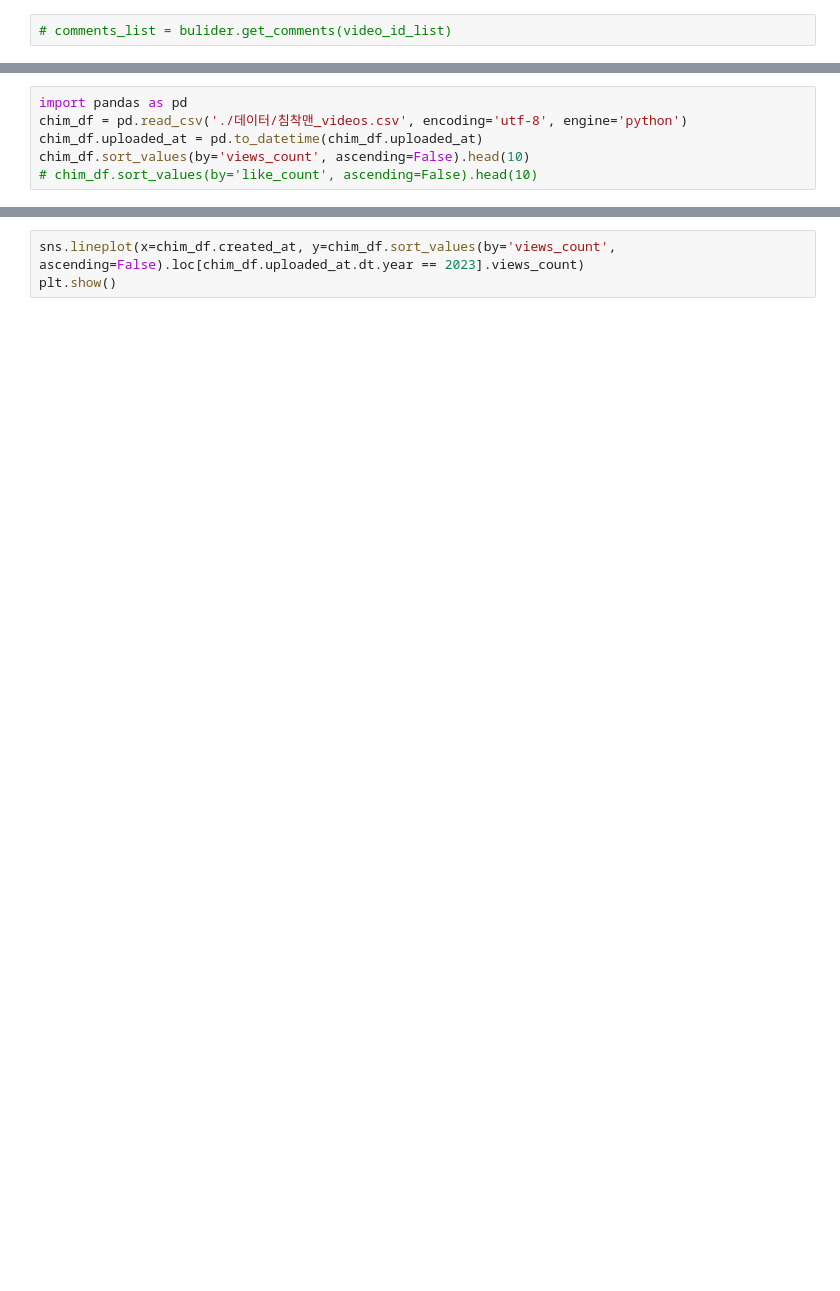
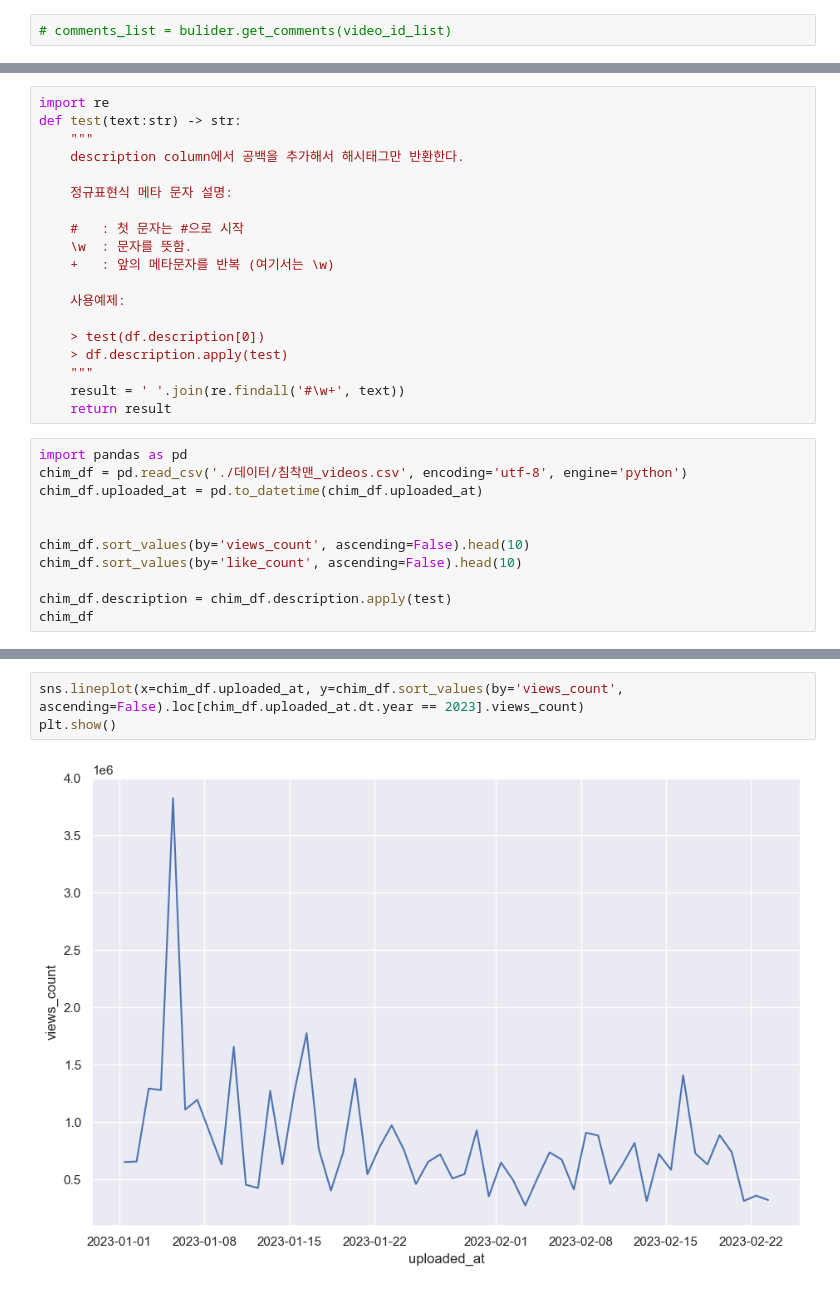
Before and after one commit to kimhyunso/coper-project, a Jupyter notebook: Main.ipynb, the cells around one changed output, grey strips where cells are left out. Cells and saved outputs as stored; diff of their text form; blank space fills up the shorter version.

```diff
--- a/Main.ipynb
+++ b/Main.ipynb
@@ -26,7 +26,31 @@ videos_list = bulider.get_categoryId_in_channel(videoId_list=video_id_list)
 # # df.to_csv('./데이터/침착맨_videos.csv', index=False)
+# %%
+import re
+def test(text:str) -> str:
+    """
+    description column에서 공백을 추가해서 해시태그만 반환한다.
+
+    정규표현식 메타 문자 설명:
+
+    #   : 첫 문자는 #으로 시작
+    \w  : 문자를 뜻함.
+    +   : 앞의 메타문자를 반복 (여기서는 \w)
+
+    사용예제:
+
+    > test(df.description[0])
+    > df.description.apply(test)
+    """
+    result = ' '.join(re.findall('#\w+', text))
+    return result
 # %%
 import pandas as pd
 chim_df = pd.read_csv('./데이터/침착맨_videos.csv', encoding='utf-8', engine='python')
 chim_df.uploaded_at = pd.to_datetime(chim_df.uploaded_at)
+
+
 chim_df.sort_values(by='views_count', ascending=False).head(10)
-# chim_df.sort_values(by='like_count', ascending=False).head(10)
+chim_df.sort_values(by='like_count', ascending=False).head(10)
+
+chim_df.description = chim_df.description.apply(test)
+chim_df
@@ -48,4 +107,6 @@ chim_df.sort_values(by='views_count', ascending=False).loc[(chim_df.uploaded_at.
 # %%
-sns.lineplot(x=chim_df.created_at, y=chim_df.sort_values(by='views_count', ascending=False).loc[chim_df.uploaded_at.dt.year == 2023].views_count)
+sns.lineplot(x=chim_df.uploaded_at, y=chim_df.sort_values(by='views_count', ascending=False).loc[chim_df.uploaded_at.dt.year == 2023].views_count)
 plt.show()
+# %% [output]
+[figure, added]
 # %%
```
Also changed, not shown: parts of 8 cells of this notebook, 1 other file.
